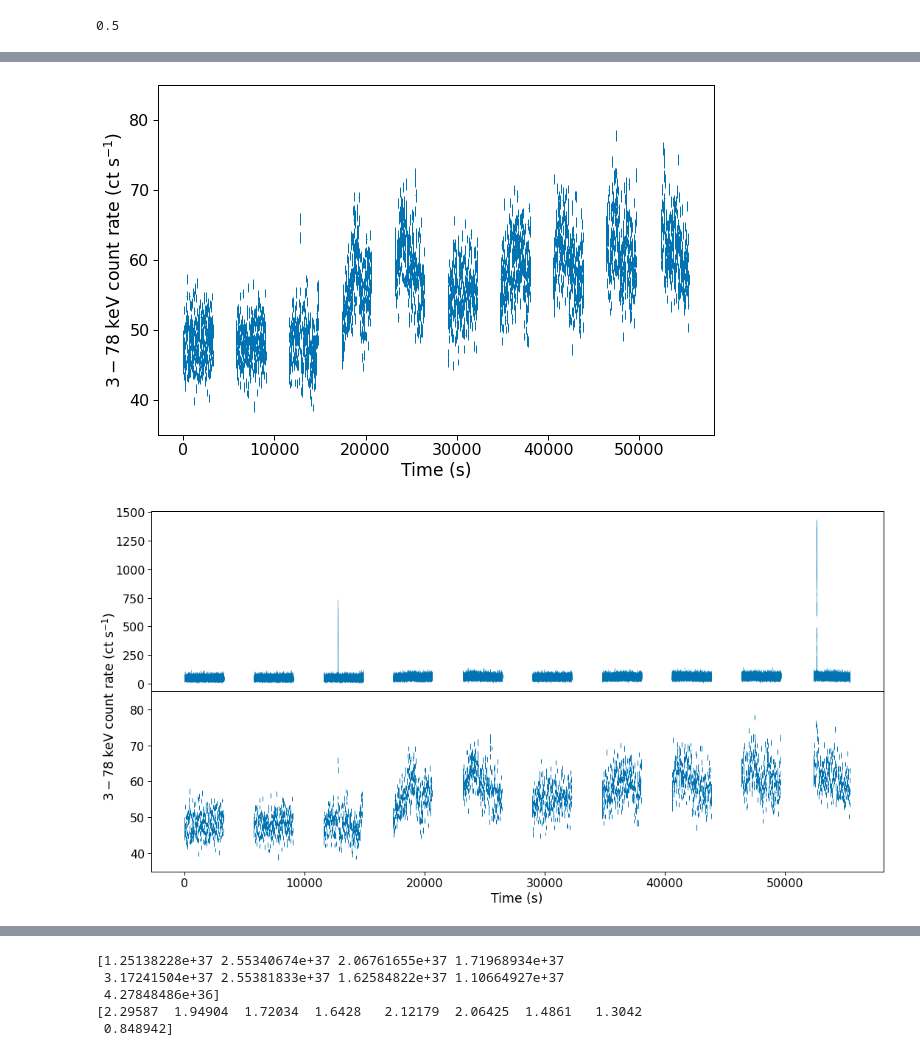
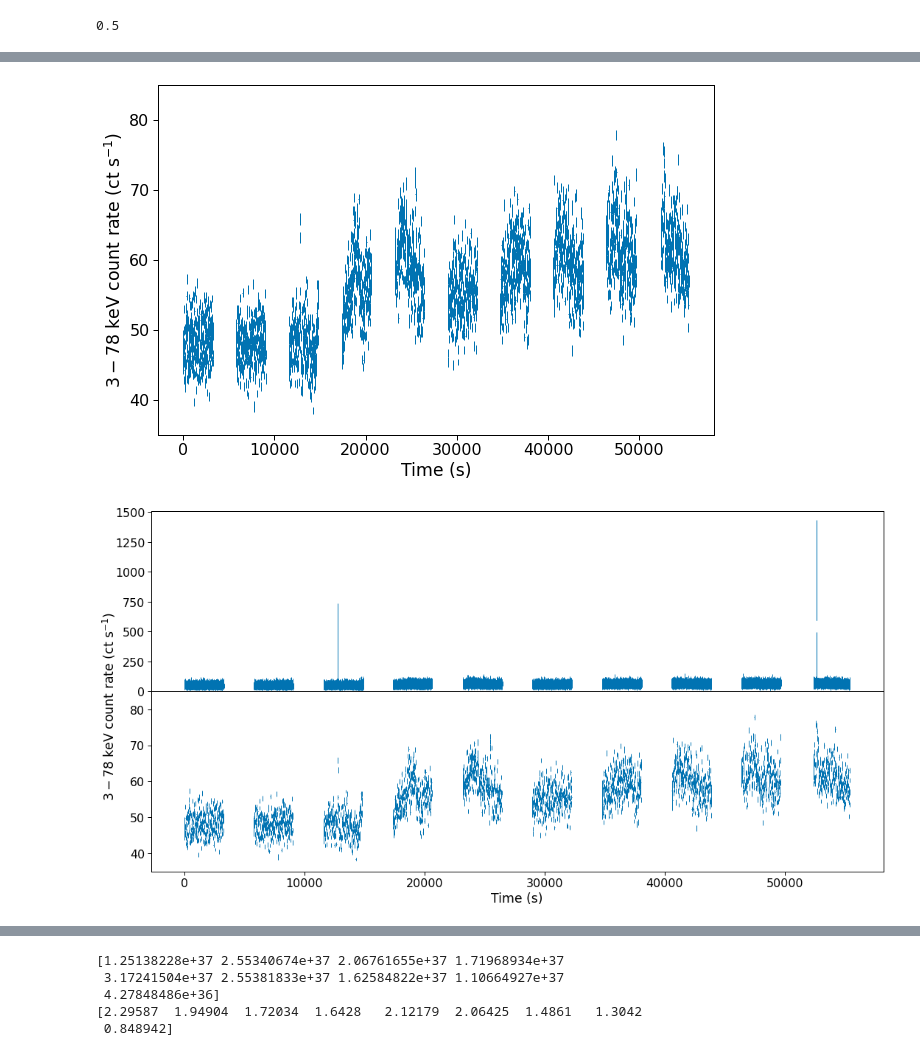
Before and after one commit to snpike/scripts, a Jupyter notebook: GRS_1741d9m2853/Burst_analysis.ipynb, the cells around one changed output, grey strips where cells are left out. Drawn from its saved outputs; the diff is of its cells as text; code cells hidden in the pictures.

```diff
--- a/GRS_1741d9m2853/Burst_analysis.ipynb
+++ b/GRS_1741d9m2853/Burst_analysis.ipynb
@@ -146,37 +142,38 @@ sns.set_context('paper', font_scale=1.8)
 # plt.figure(figsize = (9,6))
 # plt.errorbar(curveB.time-t_start, curveB.countrate, xerr=curveB.dt/2., yerr=curveB.countrate_err, fmt='none', lw = 0.5)
 # plt.xlabel('Time (s)')
 # plt.ylabel('NuSTAR count rate')
 
 plt.figure(figsize = (9,6))
 plt.errorbar(curve_total.time-t_start, curve_total.countrate, xerr=curve_total.dt/2., yerr=curve_total.countrate_err, fmt='none', lw = 0.5)
 plt.xlabel('Time (s)')
 plt.ylabel(r'$\mathrm{3-78\ keV\ count\ rate\ (ct\ s^{-1})}$')
 plt.tight_layout()
 plt.savefig(plot_dir+'clean_lightcurve.pdf')
 
 plt.figure(figsize = (9,6))
 plt.errorbar(curve_10s.time-t_start, curve_10s.countrate, xerr=curve_10s.dt/2., yerr=curve_10s.countrate_err, fmt='none', lw = 1.0)
 plt.ylim((35,85))
 plt.xlabel('Time (s)')
 plt.ylabel(r'$\mathrm{3-78\ keV\ count\ rate\ (ct\ s^{-1})}$')
 plt.tight_layout()
-plt.savefig(plot_dir+'clean_lightcurve_persistent.pdf')
+# plt.savefig(plot_dir+'clean_lightcurve_persistent.pdf')
 
 fig, (ax1, ax2) = plt.subplots(nrows=2, ncols=1, figsize=(15,8), sharex=True, gridspec_kw = {'height_ratios':[1,1], 'hspace':0})
-ax1.errorbar(curve_total.time-t_start, curve_total.countrate, xerr=curve_total.dt/2., yerr=curve_total.countrate_err, fmt='none', lw = 0.5)
+ax1.errorbar(curve_total.time-t_start, curve_total.countrate, xerr=curve_total.dt/2., yerr=curve_total.countrate_err, fmt='none', lw = 1.0)
 ax2.errorbar(curve_10s.time-t_start, curve_10s.countrate, xerr=curve_10s.dt/2., yerr=curve_10s.countrate_err, fmt='none', lw = 1.0)
 fig.text(0, 0.5, str(r'$\mathrm{3-78\ keV\ count\ rate\ (ct\ s^{-1})}$'), va='center', rotation='vertical')
 # ax1.set_ylabel(r'$\mathrm{3-78\ keV\ count\ rate\ (ct\ s^{-1})}$')
 # ax2.set_ylabel(r'$\mathrm{3-78\ keV\ count\ rate\ (ct\ s^{-1})}$')
+ax1.set_ylim(bottom=0)
 ax2.set_ylim((35,85))
 ax2.set_xlabel('Time (s)')
 plt.tight_layout()
 plt.savefig(plot_dir+'clean_lightcurve_combo.pdf')
 # %% [output]
 [figure]
-[figure, old version]
+[figure, new version]
-[figure, old version]
+[figure, new version]
 # %%
 curveA_low = bkg_subtract(nuproducts_to_stingray_lc(root_dir + 'products_3to6keV/' + 'nu90601317002A01_sr.lc'), nuproducts_to_stingray_lc(root_dir + 'products_3to6keV/' + 'nu90601317002A01_bk.lc'))
 curveB_low = bkg_subtract(nuproducts_to_stingray_lc(root_dir + 'products_3to6keV/' + 'nu90601317002B01_sr.lc'), nuproducts_to_stingray_lc(root_dir + 'products_3to6keV/' + 'nu90601317002B01_bk.lc'))
```
Also changed, not shown: parts of 6 cells of this notebook, 26 other files.
